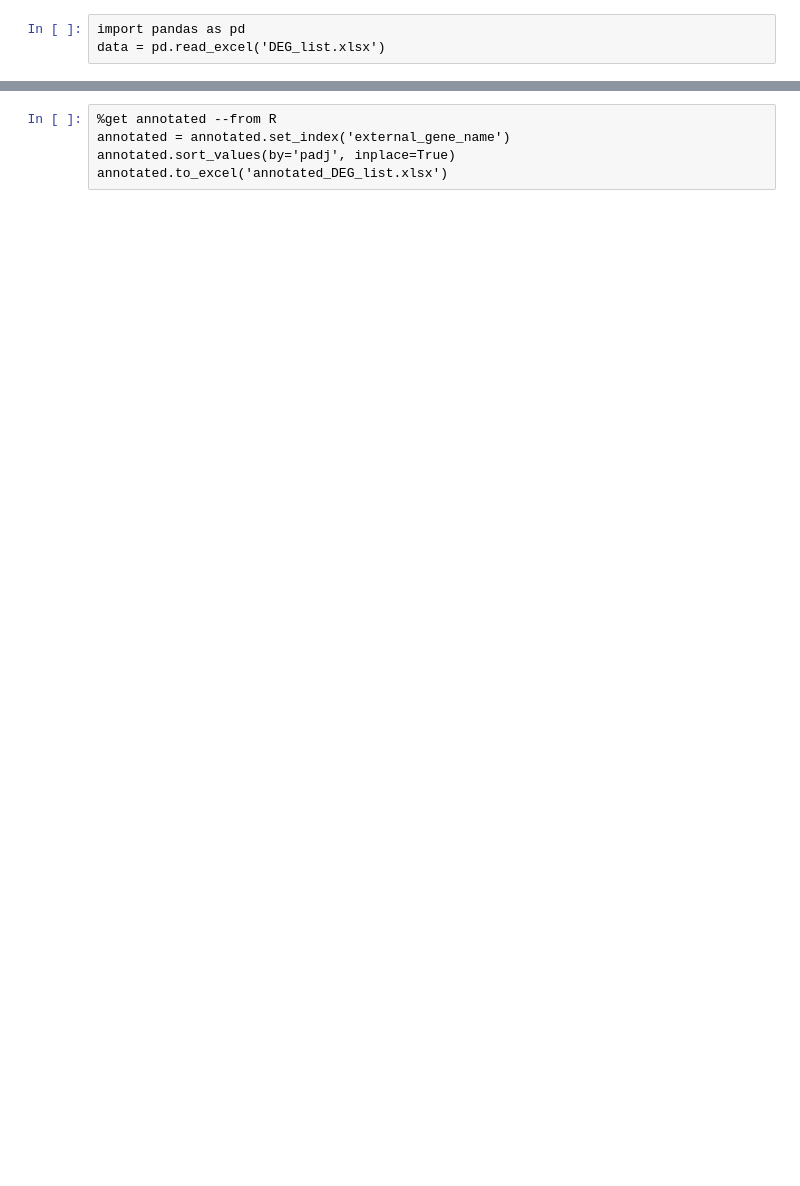
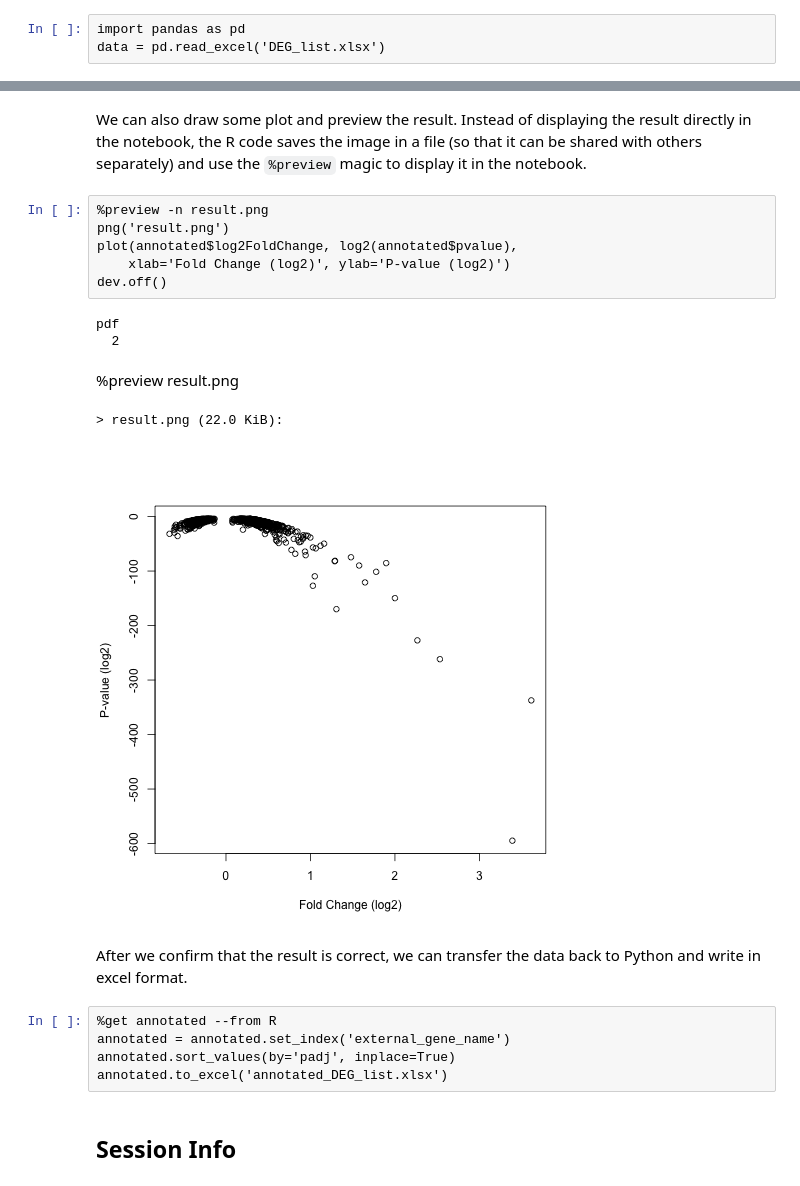
Before and after one commit to binder-examples/jupyter-sos, a Jupyter notebook: python-and-r.ipynb, the cells around one changed output, grey strips where cells are left out. Drawn from its saved outputs; the diff is of its cells as text; blank space fills up the shorter version.

Commit message:
Update python-and-r example

```diff
--- a/python-and-r.ipynb
+++ b/python-and-r.ipynb
@@ -34,5 +81,23 @@ annotated <- merge(data, hgnc, by='ensembl_gene_id', all.x=TRUE)
+# %% [markdown]
+We can also draw some plot and preview the result. Instead of displaying the result directly in the notebook, the R code saves the image in a file (so that it can be shared with others separately) and use the `%preview` magic to display it in the notebook.
+# %%
+%preview -n result.png
+png('result.png')
+plot(annotated$log2FoldChange, log2(annotated$pvalue),
+    xlab='Fold Change (log2)', ylab='P-value (log2)')
+dev.off()
+# %% [output]
+pdf
+  2
+%preview result.png
+> result.png (22.0 KiB):
+[figure, added]
+# %% [markdown]
+After we confirm that the result is correct, we can transfer the data back to Python and write in excel format.
 # %%
 %get annotated --from R
 annotated = annotated.set_index('external_gene_name')
 annotated.sort_values(by='padj', inplace=True)
 annotated.to_excel('annotated_DEG_list.xlsx')
+# %% [markdown]
+## Session Info
```
Also changed, not shown: parts of 14 cells of this notebook.
